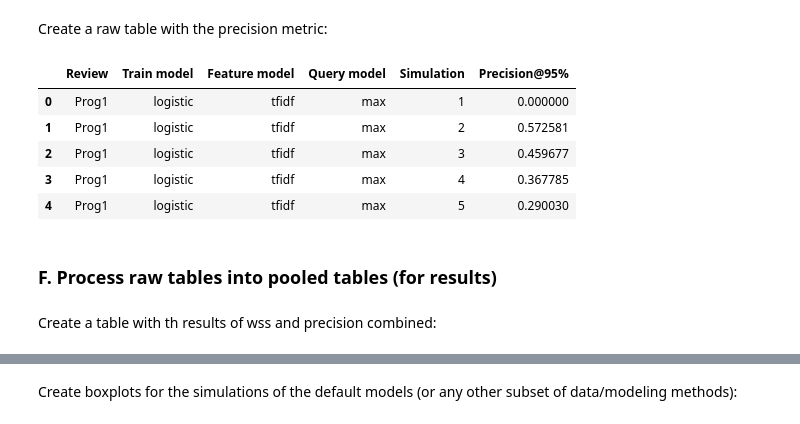
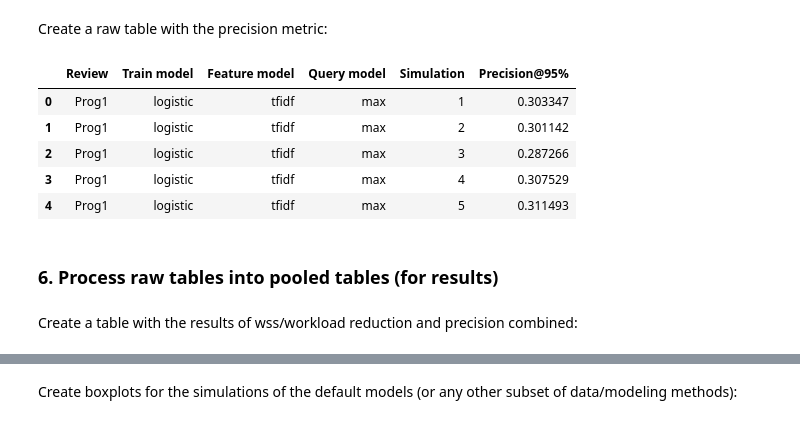
Before and after one commit to isa-sp/SR_semi-automated_screening, a Jupyter notebook: src/output_generation.ipynb, the cells around one changed output, grey strips where cells are left out. Cells and saved outputs as stored; diff of their text form; code cells hidden in the pictures.

```diff
--- a/src/output_generation.ipynb
+++ b/src/output_generation.ipynb
@@ -40,7 +49,8 @@ from asreview import open_state
 
 from pathlib import Path
 # %%
-path_data = '/Users/ispiero2/Documents/Research/Datasets/Systematic_reviews/Datasets_final/Clean_datasets/data_github/'
+# TODO put results in correct folders
+path_data = 'data/'
 path_results_HPC = '/Users/ispiero2/Documents/Research/Results_HPC/'
 path_results = '/Users/ispiero2/Documents/Research/Results_tmp/'
 # %% [markdown]
@@ -62,7 +59,0 @@ review_dic = dict(sorted(review_dic.items()))
-# %%
-# Convert titles and abstracts to strings and replace NaN with empty strings
-for review in review_dic:
-    review_dic[review]['title'] = review_dic[review]['title'].replace(np.nan, '')
-    review_dic[review]['abstract'] = review_dic[review]['abstract'].replace(np.nan, '')
-    review_dic[review]['title'] = review_dic[review]['title'].astype(str)
-    review_dic[review]['abstract'] = review_dic[review]['abstract'].astype(str)
@@ -163,7 +168,7 @@ Filter the (for now) relevant parts of the output for the results:
 evaluation = {}
 for i in range(0, len(raw_output)):
     evaluation[raw_output[i][0]] = []
-    evaluation[raw_output[i][0]].append(raw_output[i][3:7])
+    evaluation[raw_output[i][0]].append(raw_output[i][3:8])
 
 import warnings
 warnings.filterwarnings('ignore')
@@ -263,30 +268,30 @@ Create a raw table with the precision metric:
 # %%
 df_prec = pd.DataFrame()
 length = n_simulations
 for key, value in evaluation.items():
     names = key.split('_')
     review = [names[0]] * length
     train_model = [names[1]] * length
     feature_model = [names[2]] * length
     query_model = [names[3]] * length
     simulations = range(1, n_simulations+1)
-    precision = value[0][0]['Precision'] ###
+    precision = value[0][4]['Precision'] ###
     df_sim = pd.DataFrame(list(zip(review,train_model,feature_model,query_model,simulations, precision)),
                            columns = ['Review', 'Train model', 'Feature model', 'Query model', 'Simulation', 'Precision@95%'])
     df_prec = pd.concat([df_prec, df_sim])
 
     df_prec = df_prec.reset_index(drop = True)
 
 df_prec.head()
 # %% [output]
 |  | Review | Train model | Feature model | Query model | Simulation | Precision@95% |
-| 0 | Prog1 | logistic | tfidf | max | 1 | 0.000000 |
-| 1 | Prog1 | logistic | tfidf | max | 2 | 0.572581 |
-| 2 | Prog1 | logistic | tfidf | max | 3 | 0.459677 |
-| 3 | Prog1 | logistic | tfidf | max | 4 | 0.367785 |
-| 4 | Prog1 | logistic | tfidf | max | 5 | 0.290030 |
+| 0 | Prog1 | logistic | tfidf | max | 1 | 0.303347 |
+| 1 | Prog1 | logistic | tfidf | max | 2 | 0.301142 |
+| 2 | Prog1 | logistic | tfidf | max | 3 | 0.287266 |
+| 3 | Prog1 | logistic | tfidf | max | 4 | 0.307529 |
+| 4 | Prog1 | logistic | tfidf | max | 5 | 0.311493 |
 # %% [markdown]
-### F. Process raw tables into pooled tables (for results)
+### 6. Process raw tables into pooled tables (for results)
 # %% [markdown]
-Create a table with th results of wss and precision combined:
+Create a table with the results of wss/workload reduction and precision combined:
 # %%
```
Also changed, not shown: parts of 61 cells of this notebook.
